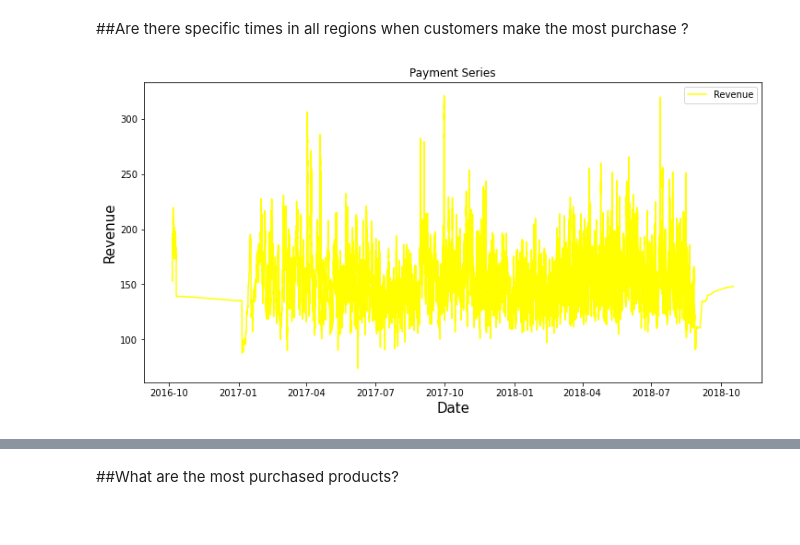
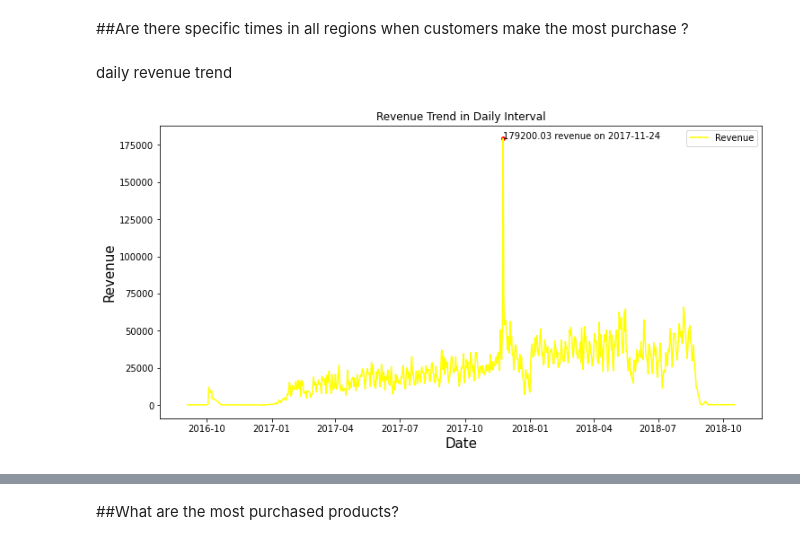
Before and after one commit to FauzanNR/DataAnalysisDicoding, a Jupyter notebook: data_analysis.ipynb, the cells around one changed output, grey strips where cells are left out. Drawn from its saved outputs; the diff is of its cells as text; code cells hidden in the pictures.

```diff
--- a/data_analysis.ipynb
+++ b/data_analysis.ipynb
@@ -513,5 +519,5 @@ customer_orders.sample(3)
 # %%
-payment_val_order_region = customer_orders.merge(order_payments_df[['order_id', 'payment_value']], on='order_id', how='inner')
-payment_val_order_region.sample(3)
+payment_value_order_region = customer_orders.merge(order_payments_df[['order_id', 'payment_value']], on='order_id', how='inner')
+payment_value_order_region.sample(3)
 # %% [output]
 |  | order_id | customer_id | order_status | order_purchase_timestamp | order_approved_at | order_delivered_carrier_date | ... |
@@ -564,0 +558,6 @@ Ordered Product
+# %%
+payment_value_order_region['order_date'] = payment_value_order_region['order_purchase_timestamp'].dt.date
+
+revenue_trend =payment_value_order_region.groupby(by=['order_date'])['payment_value'].sum().reset_index()
+revenue_trend = revenue_trend.sort_values(by='order_date', ascending=True)
+revenue_trend
@@ -564,0 +580,5 @@ Ordered Product
+# %%
+peak_revenue = revenue_trend['payment_value'].max()
+peak_date = revenue_trend.loc[revenue_trend['payment_value']== peak_revenue, 'order_date'].values[0]
+
+peak_date
@@ -564,0 +589,6 @@ Ordered Product
+# %%
+revenue_trend['order_date'] = pd.to_datetime(revenue_trend['order_date'])
+
+
+revenue_quartal = revenue_trend.resample('Q', on='order_date').sum()
+revenue_quartal
@@ -643,12 +801,16 @@ plt.show()
 # %% [markdown]
 ##Are there specific times in all regions when customers make the most purchase ?
+# %% [markdown]
+daily revenue trend
 # %%
 plt.figure(figsize=(12,6))
-plt.plot(order_time['order_purchase_timestamp'], order_time['payment_value'].rolling(window=100).mean(), label='Revenue', color = 'yellow')
-plt.title('Payment Series')
+plt.plot(revenue_trend['order_date'], revenue_trend['payment_value'], label='Revenue', color = 'yellow')
+plt.title('Revenue Trend in Daily Interval')
 plt.xlabel('Date', size = 15)
 plt.ylabel('Revenue', size=15)
+plt.scatter(peak_date, peak_revenue, color='red', s=15)
+plt.text(peak_date, peak_revenue, f"{peak_revenue} revenue on {peak_date}")
 plt.legend()
 plt.show()
 # %% [output]
-[figure, old version]
+[figure, new version]
```
Also changed, not shown: parts of 53 cells of this notebook.
